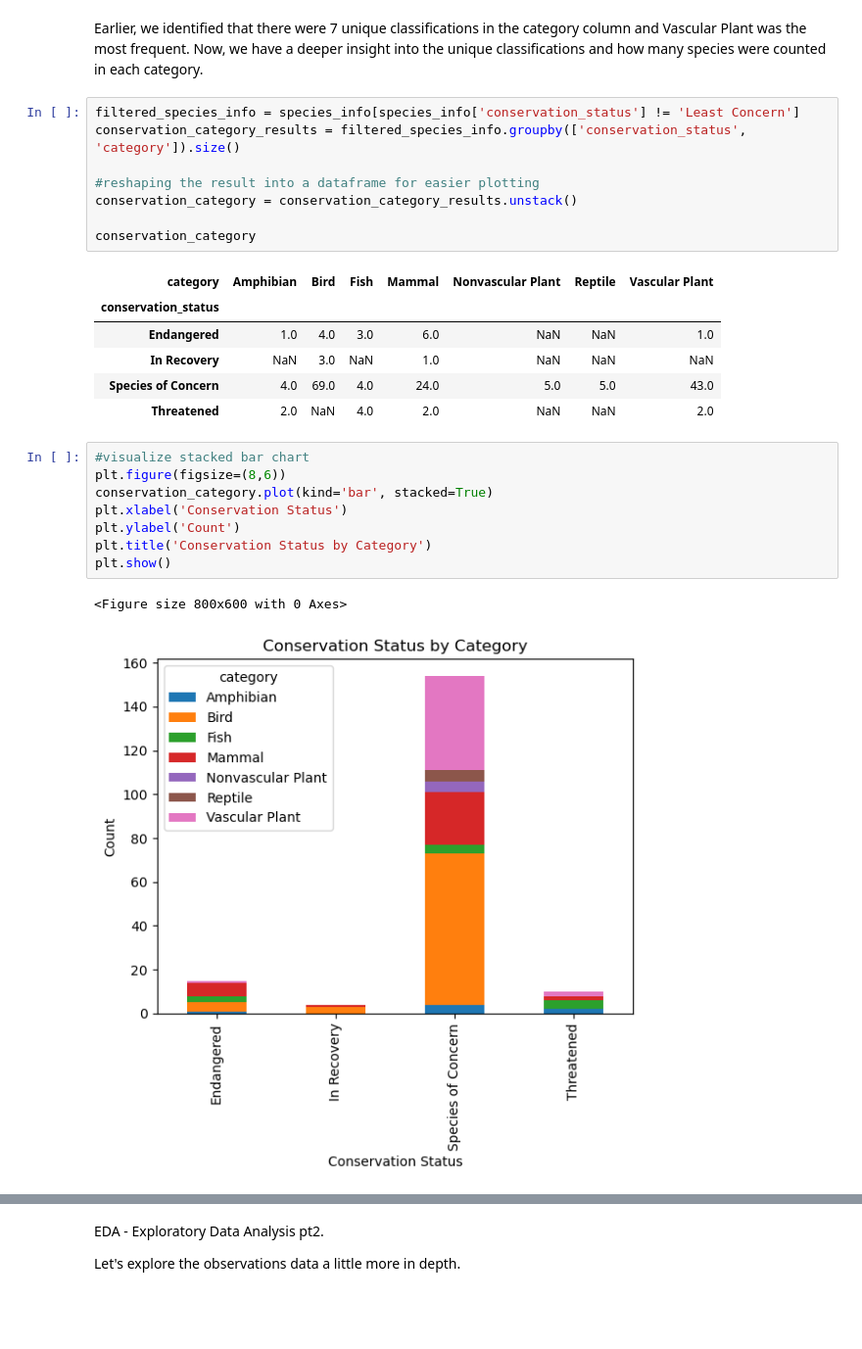
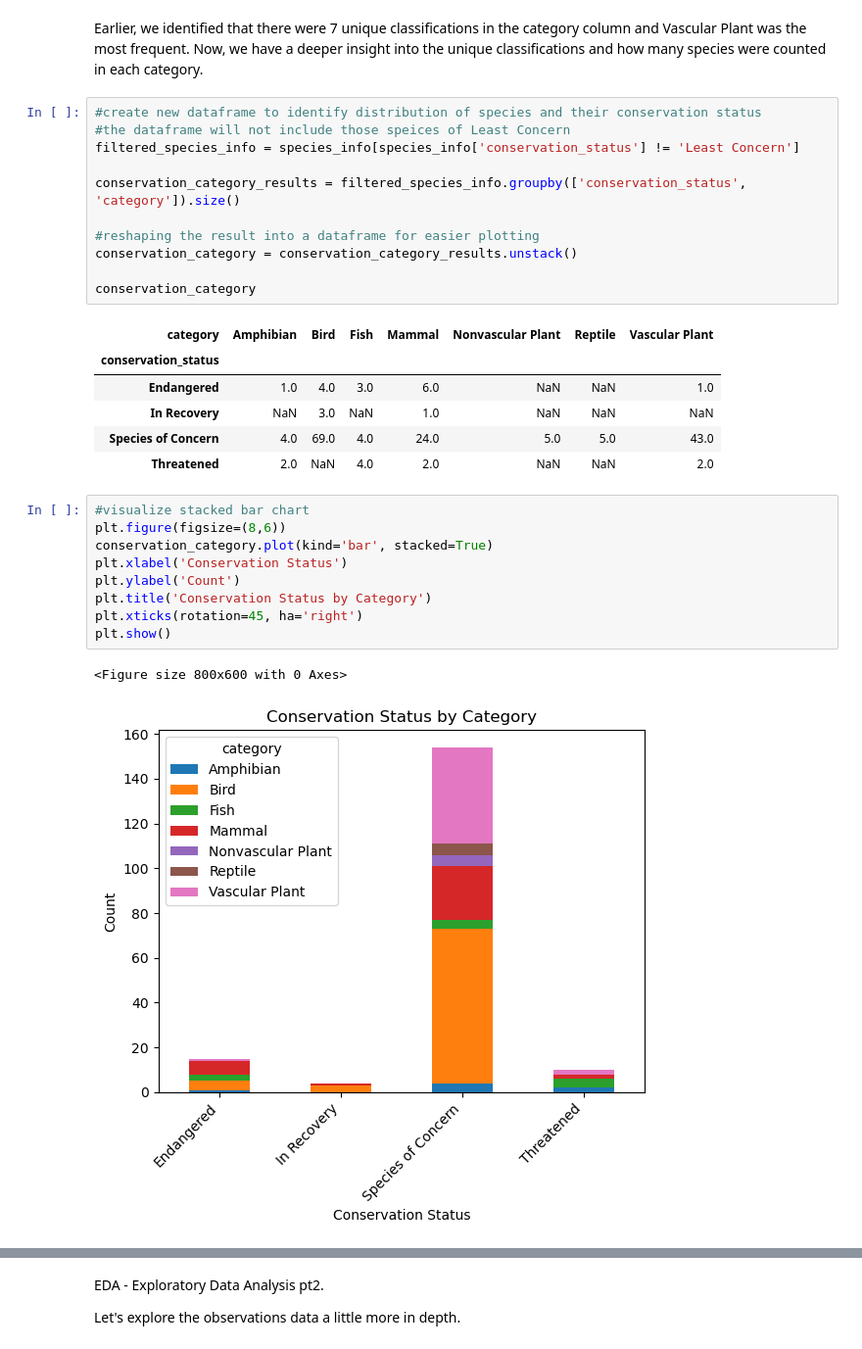
Before and after one commit to PB-III/Biodiversity_Portfolio_Proj, a Jupyter notebook: biodiversity.ipynb, the cells around one changed output, grey strips where cells are left out. Shown at 98% size. Cells and saved outputs as stored; diff of their text form; blank space fills up the shorter version.

```diff
--- a/biodiversity.ipynb
+++ b/biodiversity.ipynb
@@ -248,7 +262,10 @@ dtype: int64
 # %% [markdown]
 Earlier, we identified that there were 7 unique classifications in the category column and Vascular Plant was the most frequent. Now, we have a deeper insight into the unique classifications and how many species were counted in each category.
 # %%
+#create new dataframe to identify distribution of species and their conservation status
+#the dataframe will not include those speices of Least Concern
 filtered_species_info = species_info[species_info['conservation_status'] != 'Least Concern']
+
 conservation_category_results = filtered_species_info.groupby(['conservation_status', 'category']).size()
 
 #reshaping the result into a dataframe for easier plotting
@@ -265,12 +282,13 @@ conservation_category
 # %%
 #visualize stacked bar chart
 plt.figure(figsize=(8,6))
 conservation_category.plot(kind='bar', stacked=True)
 plt.xlabel('Conservation Status')
 plt.ylabel('Count')
 plt.title('Conservation Status by Category')
+plt.xticks(rotation=45, ha='right')
 plt.show()
 # %% [output]
 <Figure size 800x600 with 0 Axes>
-[figure, old version]
+[figure, new version]
 # %%
```
Also changed, not shown: parts of 34 cells of this notebook.
